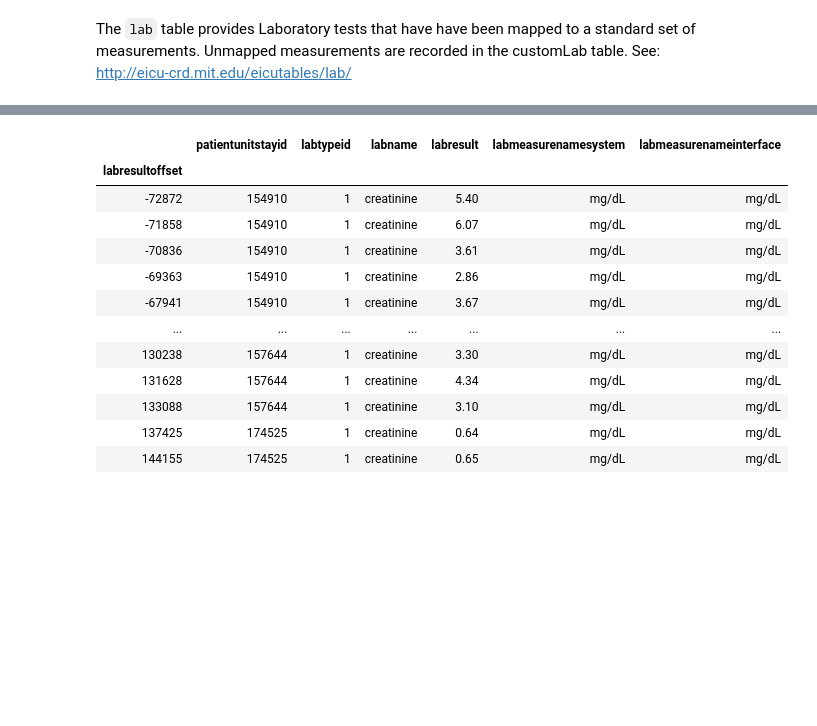
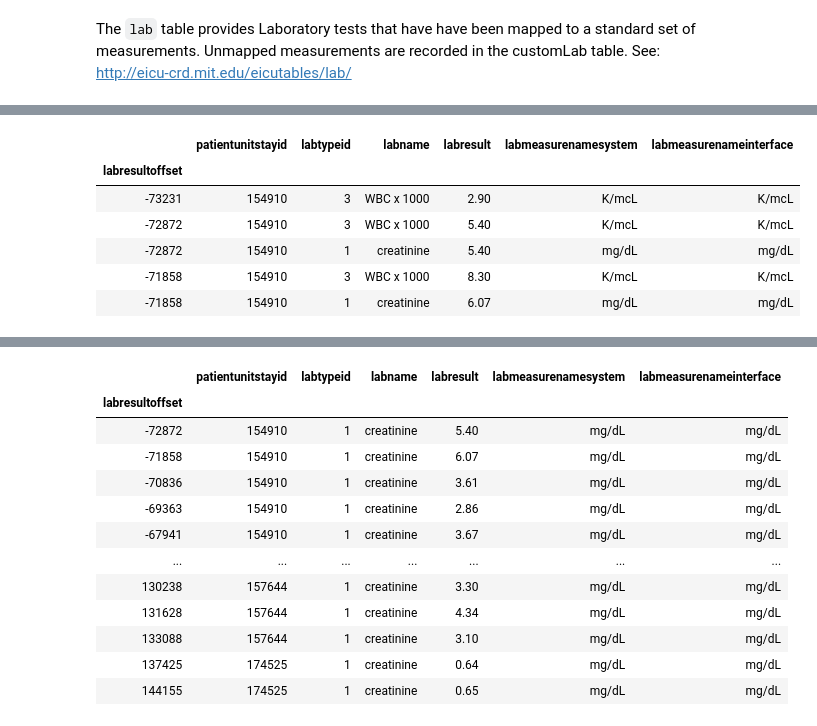
Before and after one commit to StallionsProject/SepsisPrediction, a Jupyter notebook: Jupyter Notebooks/patient-timeseries.ipynb, the cells around one changed output, grey strips where cells are left out. Saved outputs shown, nothing was run; the diff lists cells and outputs as text; code cells hidden in the pictures; blank space fills up the shorter version.

```diff
--- a/Jupyter Notebooks/patient-timeseries.ipynb
+++ b/Jupyter Notebooks/patient-timeseries.ipynb
@@ -74,3 +78,16 @@ lab.head()
 | -73231 | 154910 | 3 | WBC x 1000 | 2.9 | K/mcL | K/mcL |
 # %%
 # Pull out dataframe for labresults 'WBC x 1000', 'lactate', 'creatinine'
+# Pull out dataframe for labresults 'WBC x 1000', 'lactate', 'creatinine'
+lab_name = ['WBC x 1000', 'lactate', 'creatinine']
+
+lab = lab[lab.labname.isin(lab_name)]
+lab.head()
+# %% [output]
+|  | patientunitstayid | labtypeid | labname | labresult | labmeasurenamesystem | labmeasurenameinterface |
+| labresultoffset |  |  |  |  |  |  |
+| -73231 | 154910 | 3 | WBC x 1000 | 2.90 | K/mcL | K/mcL |
+| -72872 | 154910 | 3 | WBC x 1000 | 5.40 | K/mcL | K/mcL |
+| -72872 | 154910 | 1 | creatinine | 5.40 | mg/dL | mg/dL |
+| -71858 | 154910 | 3 | WBC x 1000 | 8.30 | K/mcL | K/mcL |
+| -71858 | 154910 | 1 | creatinine | 6.07 | mg/dL | mg/dL |
```
Also changed, not shown: parts of 2 cells of this notebook.
